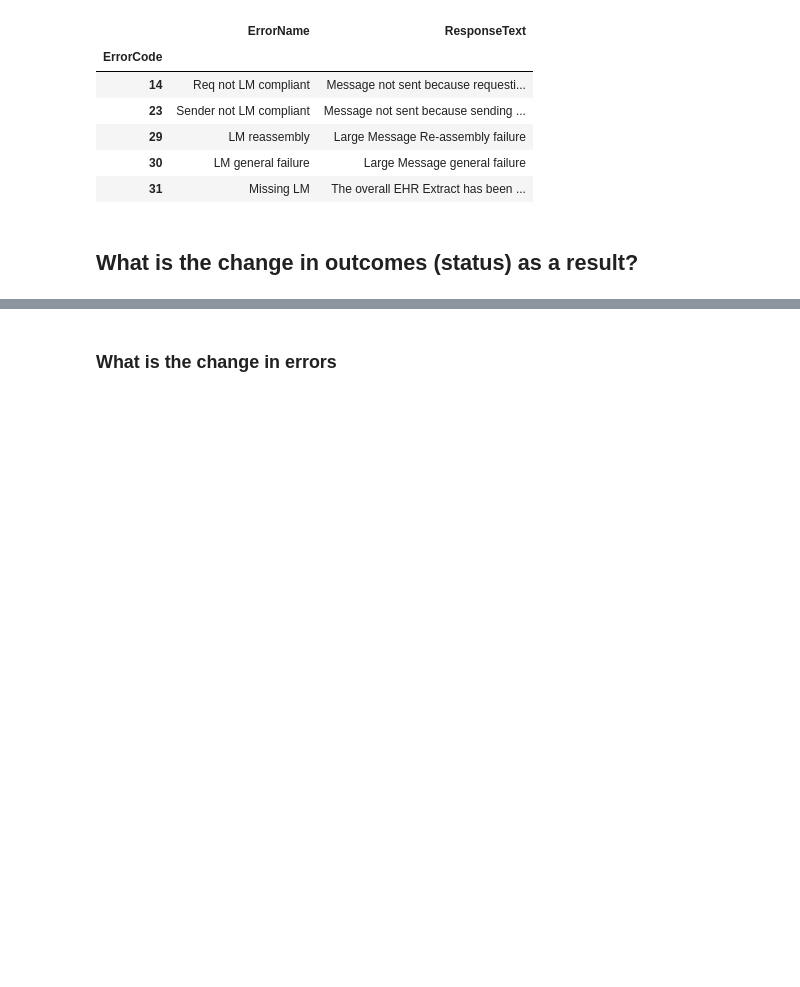
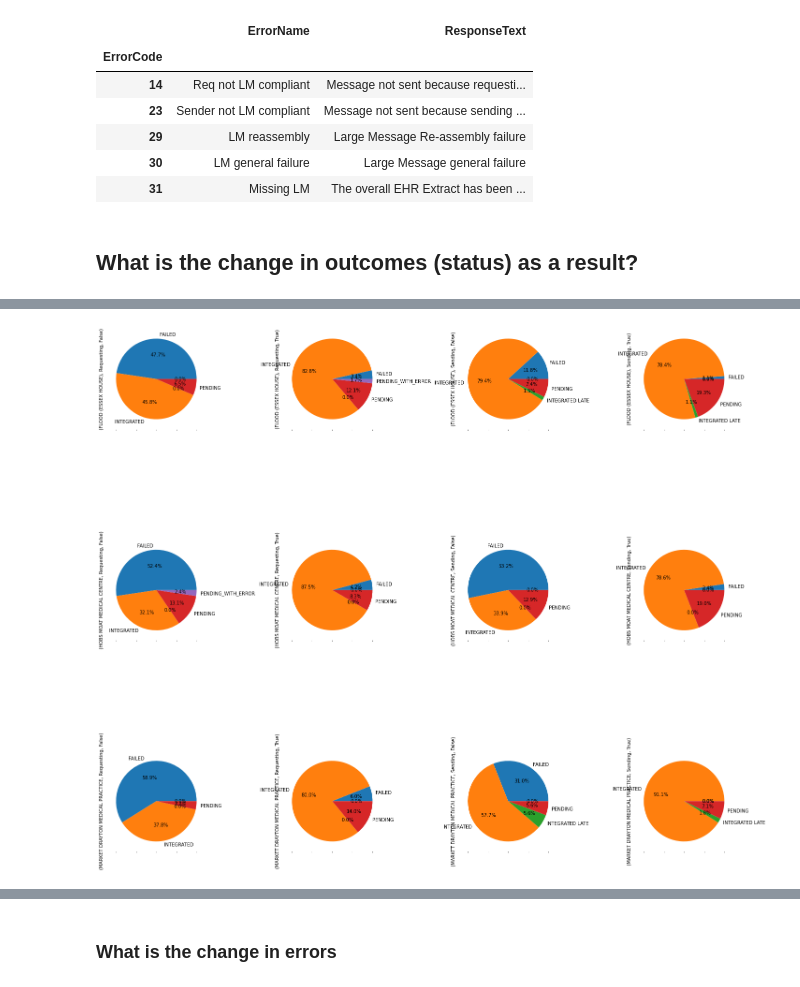
Before and after one commit to nhsconnect/prm-gp2gp-data-sandbox, a Jupyter notebook: notebooks/28-PRMT-1475--impact-LM-vision-practices.ipynb, the cells around one changed output, grey strips where cells are left out. Cells and saved outputs as stored; diff of their text form; code cells hidden in the pictures; blank space fills up the shorter version.

```diff
--- a/notebooks/28-PRMT-1475--impact-LM-vision-practices.ipynb
+++ b/notebooks/28-PRMT-1475--impact-LM-vision-practices.ipynb
@@ -182,23 +179,24 @@ mid_level_table
 # %%
 granular_table=outcomes_pc_table(relevant_transfers,["practice",'transfer type','Large Messaging Available'],percentage=False)
-#granular_table.T.plot.pie(subplots=True,layout=(3, 4),figsize=(20,20),legend=False,autopct='%1.1f%%')
-#plt.tight_layout()
+granular_table.T.plot.pie(subplots=True,layout=(3, 4),figsize=(20,20),legend=False,autopct='%1.1f%%')
+plt.tight_layout()
 granular_table
 # %% [output]
 |  |  | status | FAILED | INTEGRATED | INTEGRATED LATE | PENDING | ... |
 | practice | transfer type | Large Messaging Available |  |  |  |  | ... |
 | FLOOD (ESSEX HOUSE) | Requesting | False | 51 | 49 | 0 | 7 | ... |
 |  |  | True | 4 | 96 | 0 | 14 | ... |
 |  | Sending | False | 8 | 54 | 1 | 5 | ... |
 |  |  | True | 1 | 69 | 1 | 17 | ... |
 | HOBS MOAT MEDICAL CENTRE | Requesting | False | 44 | 27 | 0 | 11 | ... |
 |  |  | True | 1 | 21 | 0 | 2 | ... |
 |  | Sending | False | 33 | 21 | 0 | 8 | ... |
 |  |  | True | 1 | 33 | 0 | 8 | ... |
 | MARKET DRAYTON MEDICAL PRACTICE | Requesting | False | 53 | 34 | 0 | 3 | ... |
 |  |  | True | 3 | 40 | 0 | 7 | ... |
 |  | Sending | False | 22 | 41 | 4 | 4 | ... |
 |  |  | True | 0 | 51 | 1 | 4 | ... |
+[figure, added]
 # %%
 granular_table_pc=outcomes_pc_table(relevant_transfers,["practice",'transfer type','Large Messaging Available'],percentage=True)
 # %%
```
Also changed, not shown: parts of 7 cells of this notebook.
